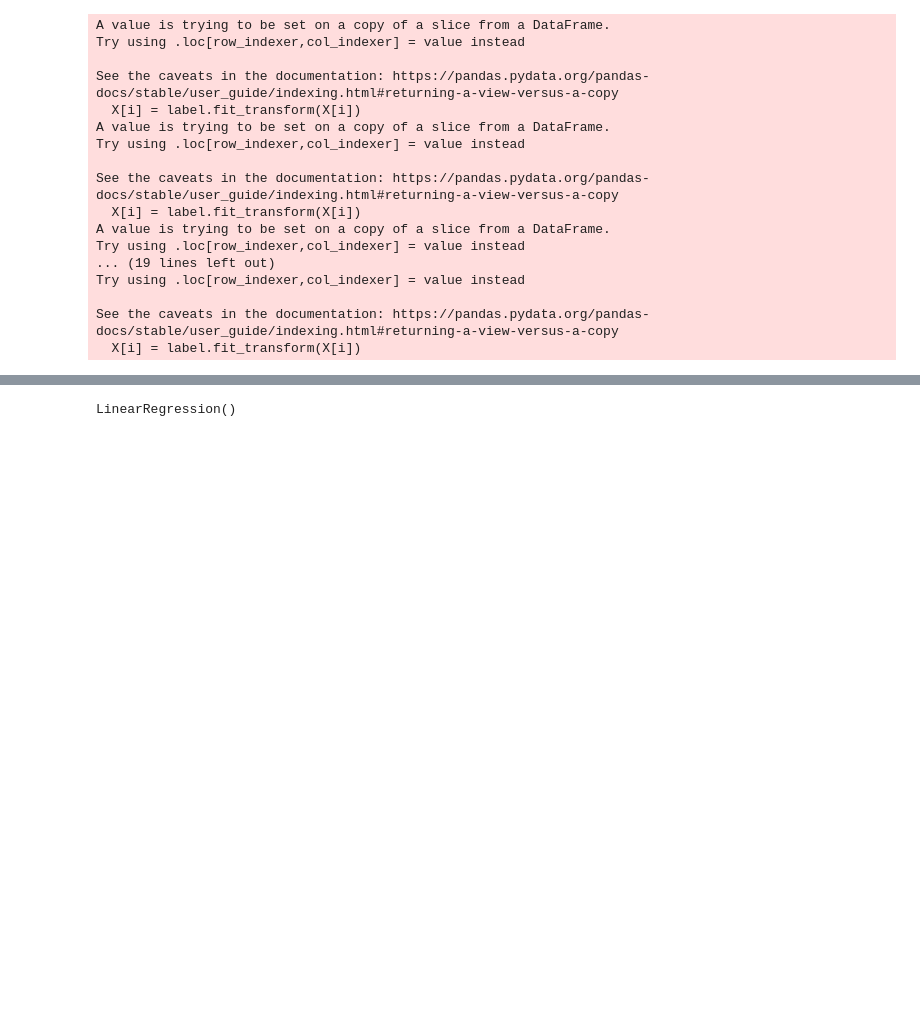
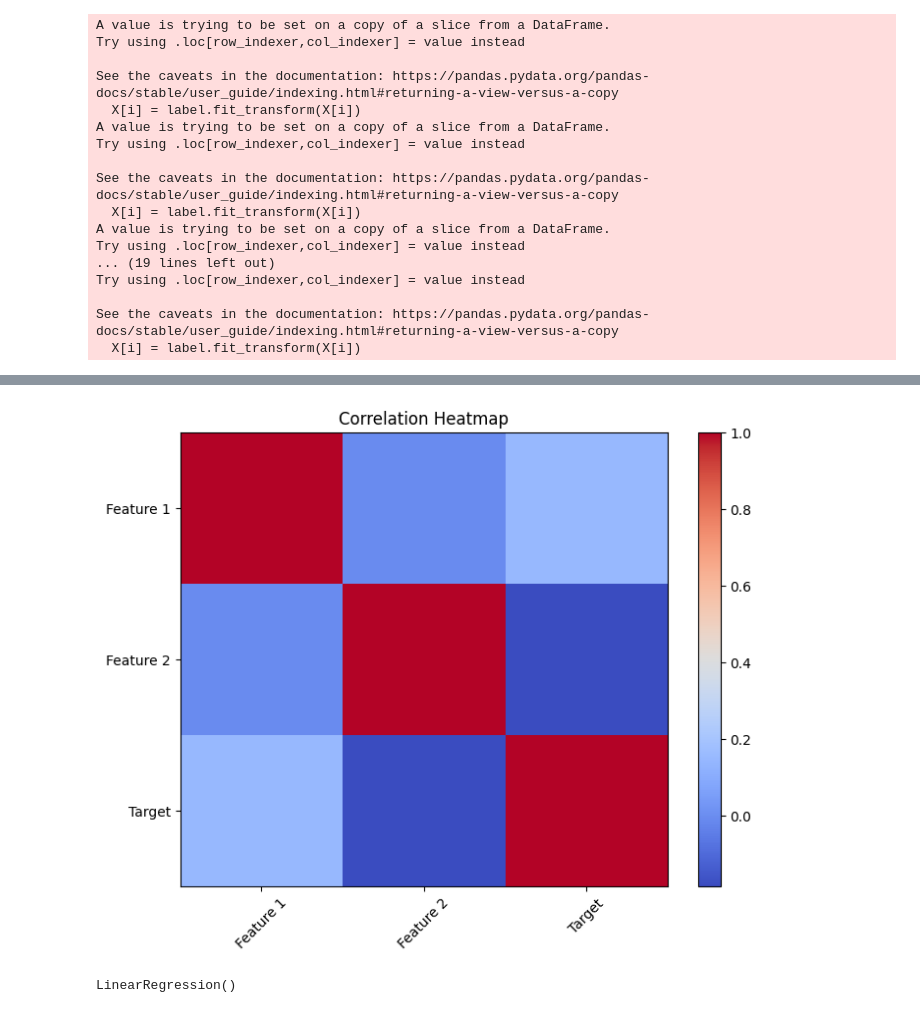
Before and after one commit to PR7175Z/Machine-Learning, a Jupyter notebook: nycpropertyprediction/model.ipynb, the cells around one changed output, grey strips where cells are left out. Cells and saved outputs as stored; diff of their text form; code cells hidden in the pictures; blank space fills up the shorter version.

Commit message:
Made Correlation matrix

```diff
--- a/nycpropertyprediction/model.ipynb
+++ b/nycpropertyprediction/model.ipynb
@@ -146,3 +145,25 @@ array([[-1.12219597, -0.19522355, -0.128259  , ...,  0.54625777,
+# %%
+data = np.hstack((xtrain_reshape, ytrain))  # Combine features and target
+columns = ['Feature 1', 'Feature 2', 'Target']
+df = pd.DataFrame(data, columns=columns)
+
+# Compute the correlation matrix
+correlation_matrix = df.corr()
+
+plt.figure(figsize=(8, 6))
+plt.imshow(correlation_matrix, cmap='coolwarm', interpolation='none', aspect='auto')
+
+plt.colorbar()
+
+# Add labels and title
+plt.xticks(range(len(columns)), columns, rotation=45)
+plt.yticks(range(len(columns)), columns)
+plt.title('Correlation Heatmap')
+
+# Show plot
+plt.show()
+# %% [output]
+[figure, added]
 # %%
 model = LinearRegression()
 
```
Also changed, not shown: parts of 12 cells of this notebook.
